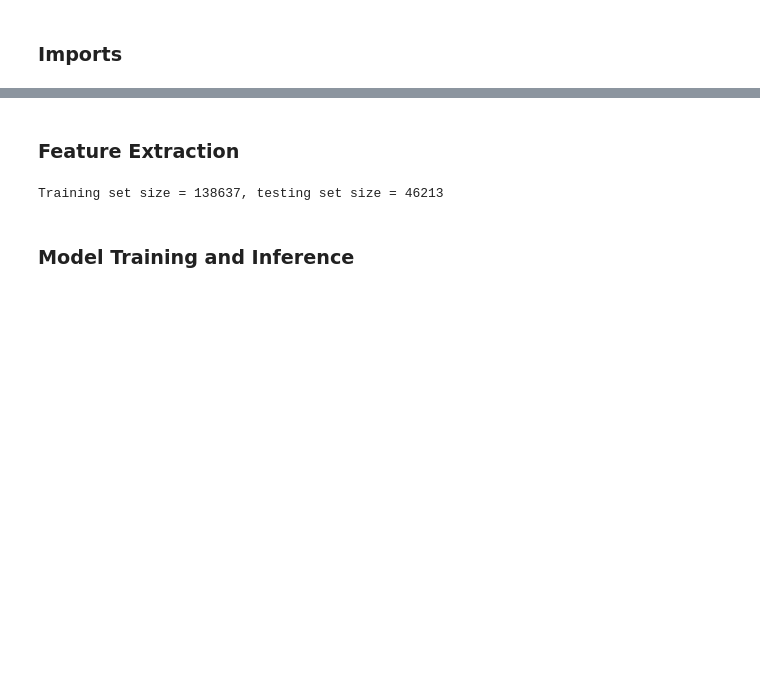
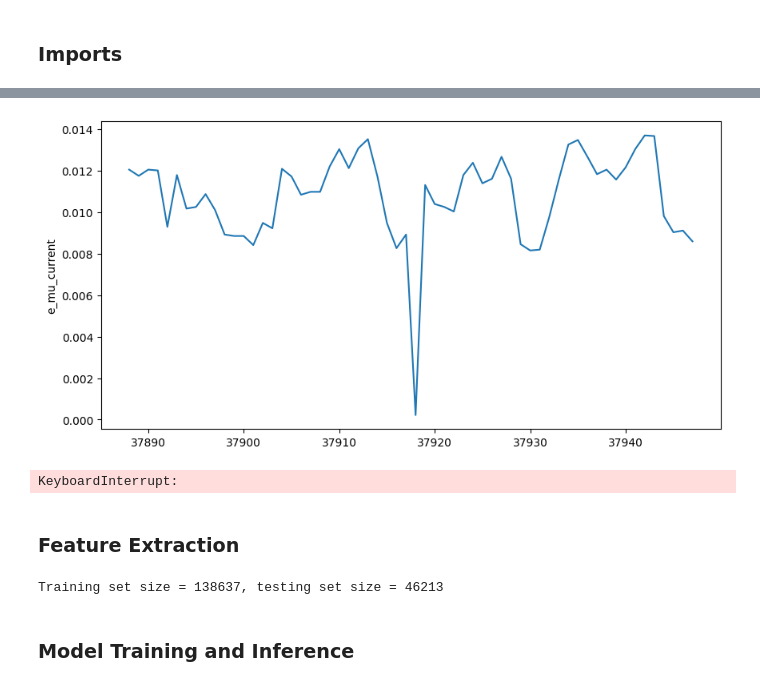
Before and after one commit to rmnigm/qber-forecasting, a Jupyter notebook: notebooks/catboost_outlier_detection.ipynb, the cells around one changed output, grey strips where cells are left out. Drawn from its saved outputs; the diff is of its cells as text; code cells hidden in the pictures; blank space fills up the shorter version.

```diff
--- a/notebooks/catboost_outlier_detection.ipynb
+++ b/notebooks/catboost_outlier_detection.ipynb
@@ -29,0 +101,35 @@ from catboost import Pool, CatBoostRegressor, CatBoostClassifier
+# %%
+for i in range(f - 10, f):
+    anomalies_info[i] = {
+        'class': 'before_anomaly',
+        'steps_to_anomaly': f - 1 - i,
+        'confidence': 'high',
+        'dev': dataframe['e_mu_current_dev'][i],
+        'dev_normed_by_std': dataframe['e_mu_current_dev_sigma'][i],
+        'running_dev_w_5': dataframe['e_mu_current_rdev_w_5'][i],
+        'running_dev_w_30': dataframe['e_mu_current_rdev_w_30'][i],
+        'running_dev_w_100': dataframe['e_mu_current_rdev_w_100'][i],
+        'running_mean_w_5': dataframe['e_mu_current_rmean_w_5'][i],
+        'running_mean_w_30': dataframe['e_mu_current_rmean_w_30'][i],
+        'running_mean_w_100': dataframe['e_mu_current_rmean_w_100'][i],
+    }
+
+
+for i in range(f, l):
+    anomalies_info[i] = {
+        'class': 'anomaly',
+        'steps_to_anomaly': 0,
+        'confidence': 'low' if i > 91300 else 'high',
+        'dev': dataframe['e_mu_current_dev'][i],
+        'dev_normed_by_std': dataframe['e_mu_current_dev_sigma'][i],
+        'running_dev_w_5': dataframe['e_mu_current_rdev_w_5'][i],
+        'running_dev_w_30': dataframe['e_mu_current_rdev_w_30'][i],
+        'running_dev_w_100': dataframe['e_mu_current_rdev_w_100'][i],
+        'running_mean_w_5': dataframe['e_mu_current_rmean_w_5'][i],
+        'running_mean_w_30': dataframe['e_mu_current_rmean_w_30'][i],
+        'running_mean_w_100': dataframe['e_mu_current_rmean_w_100'][i],
+    }
+# %%
+df = pd.DataFrame.from_dict(anomalies_info, orient='index')
+# %%
+df = df.sort_index()
@@ -29,0 +139,13 @@ from catboost import Pool, CatBoostRegressor, CatBoostClassifier
+# %%
+for i, val in enumerate(dataframe['outliers'] > 0):
+    if val and i not in df.index:
+        center = i
+        f_, l_ = center - 30, center + 30
+        plt.figure(figsize=(10, 5))
+        sns.lineplot(x=range(f_, l_), y=dataframe[target][f_:l_])
+        plt.show()
+        time.sleep(3)
+        clear_output(wait=True)
+# %% [output]
+[figure, added]
+KeyboardInterrupt:
```
Also changed, not shown: parts of 14 cells of this notebook, 4 other files.
